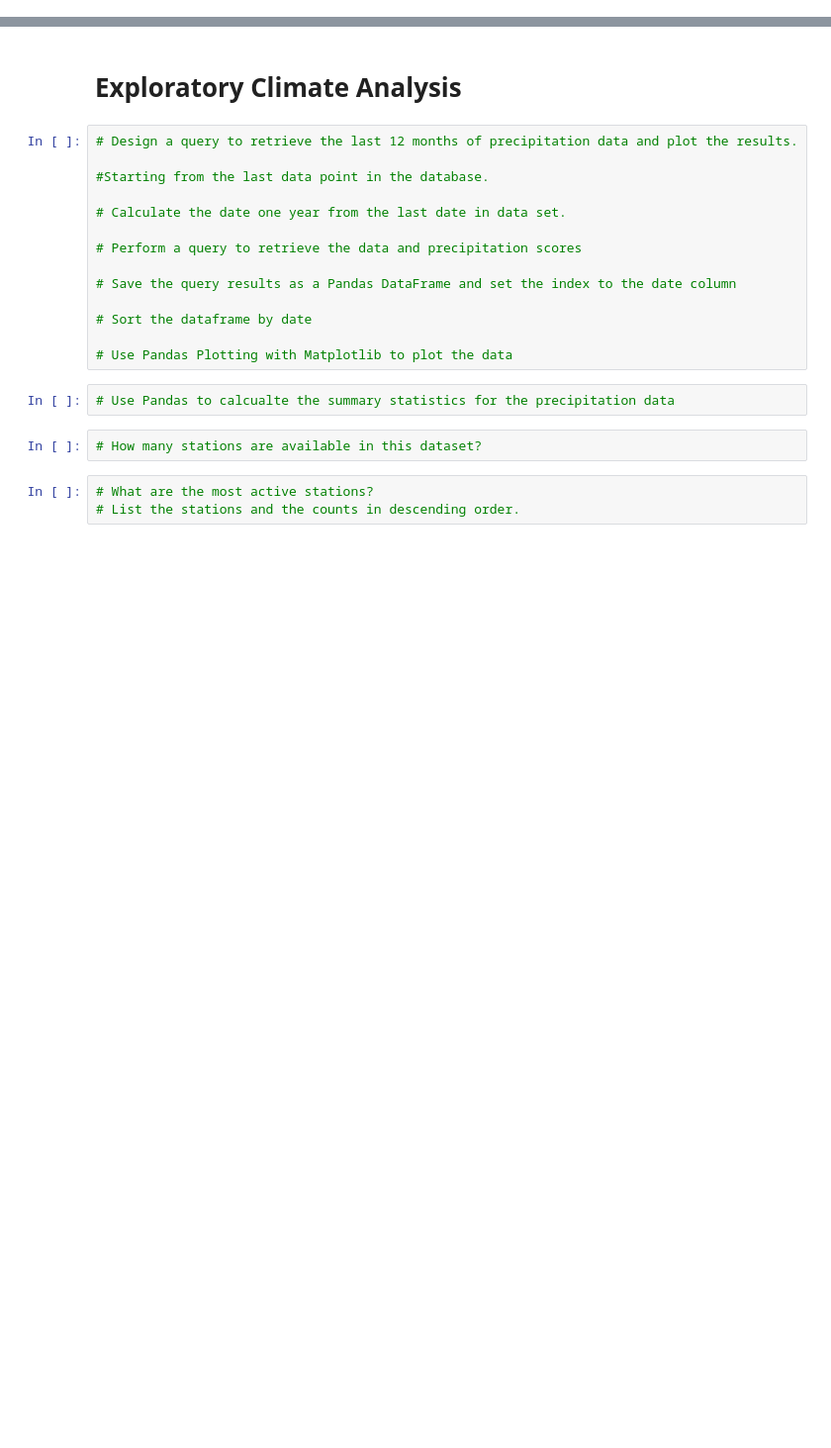
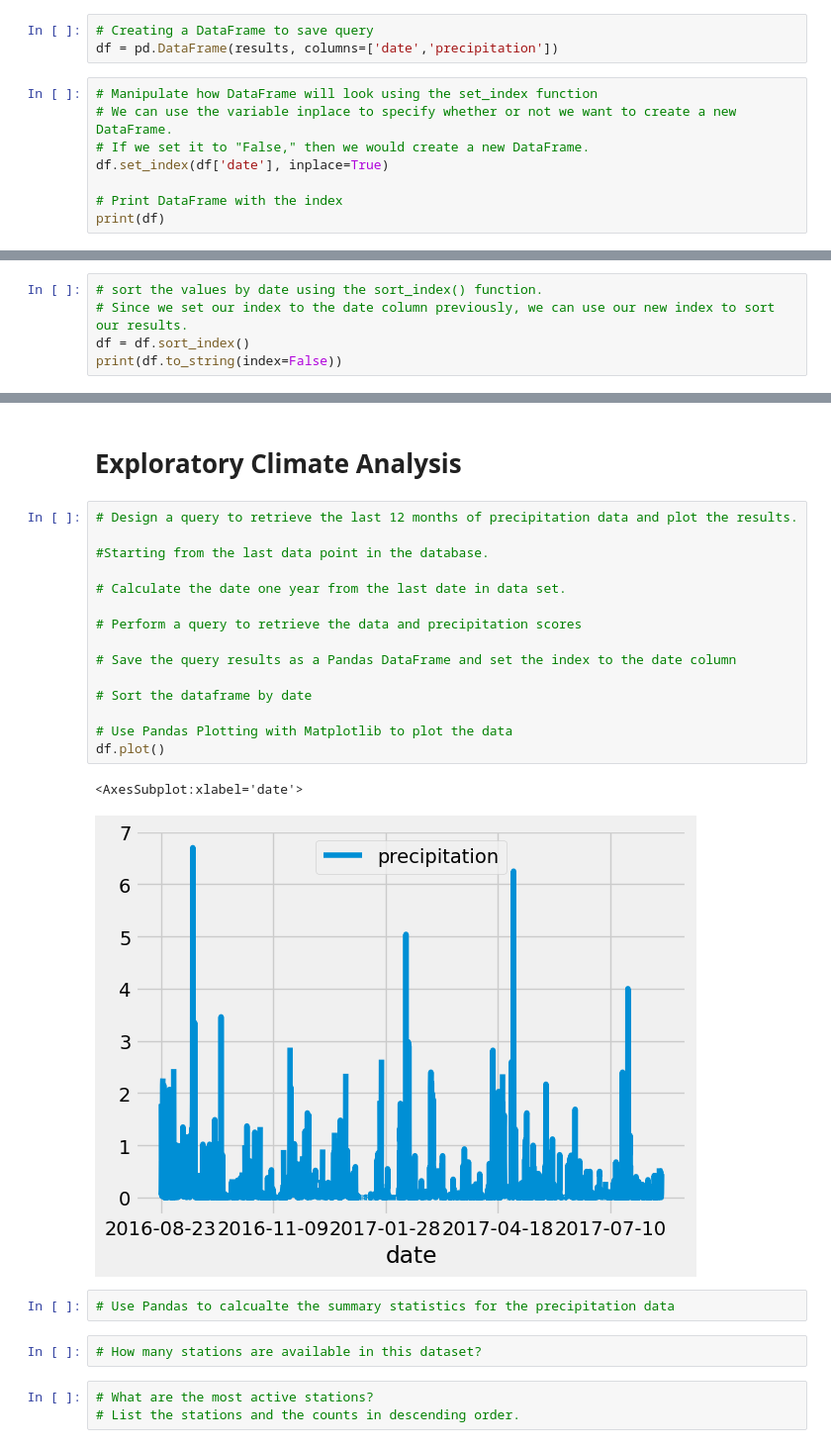
Before and after one commit to WoyramA/surfs_up, a Jupyter notebook: climate_analysis.ipynb, the cells around one changed output, grey strips where cells are left out. Shown: that part at 99% size. Cells and saved outputs as stored; diff of their text form; blank space fills up the shorter version.

```diff
--- a/climate_analysis.ipynb
+++ b/climate_analysis.ipynb
@@ -66,3 +66,14 @@ results = session.query(Measurement.date, Measurement.prcp).filter(Measurement.d
 print(results)
 # %% [output]
 [('2016-08-23', 0.0), ('2016-08-24', 0.08), ('2016-08-25', 0.08), ('2016-08-26', 0.0), ('2016-08-27', 0.0), ('2016-08-28', 0.01), ('2016-08-29', 0.0), ('2016-08-30', 0.0), ('2016-08-31', 0.13), ('2016 ...
+# %%
+# Creating a DataFrame to save query
+df = pd.DataFrame(results, columns=['date','precipitation'])
+# %%
+# Manipulate how DataFrame will look using the set_index function
+# We can use the variable inplace to specify whether or not we want to create a new DataFrame.
+# If we set it to "False," then we would create a new DataFrame.
+df.set_index(df['date'], inplace=True)
+
+# Print DataFrame with the index
+print(df)
@@ -68,0 +118,5 @@ print(results)
+# %%
+# sort the values by date using the sort_index() function.
+# Since we set our index to the date column previously, we can use our new index to sort our results.
+df = df.sort_index()
+print(df.to_string(index=False))
@@ -71,17 +143,21 @@ print(results)
 # %%
 # Design a query to retrieve the last 12 months of precipitation data and plot the results.
 
 #Starting from the last data point in the database.
 
 # Calculate the date one year from the last date in data set.
 
 # Perform a query to retrieve the data and precipitation scores
 
 # Save the query results as a Pandas DataFrame and set the index to the date column
 
 # Sort the dataframe by date
 
 # Use Pandas Plotting with Matplotlib to plot the data
+df.plot()
+# %% [output]
+<AxesSubplot:xlabel='date'>
+[figure, added]
 # %%
 # Use Pandas to calcualte the summary statistics for the precipitation data
 # %%
```
Also changed, not shown: parts of 3 cells of this notebook.
